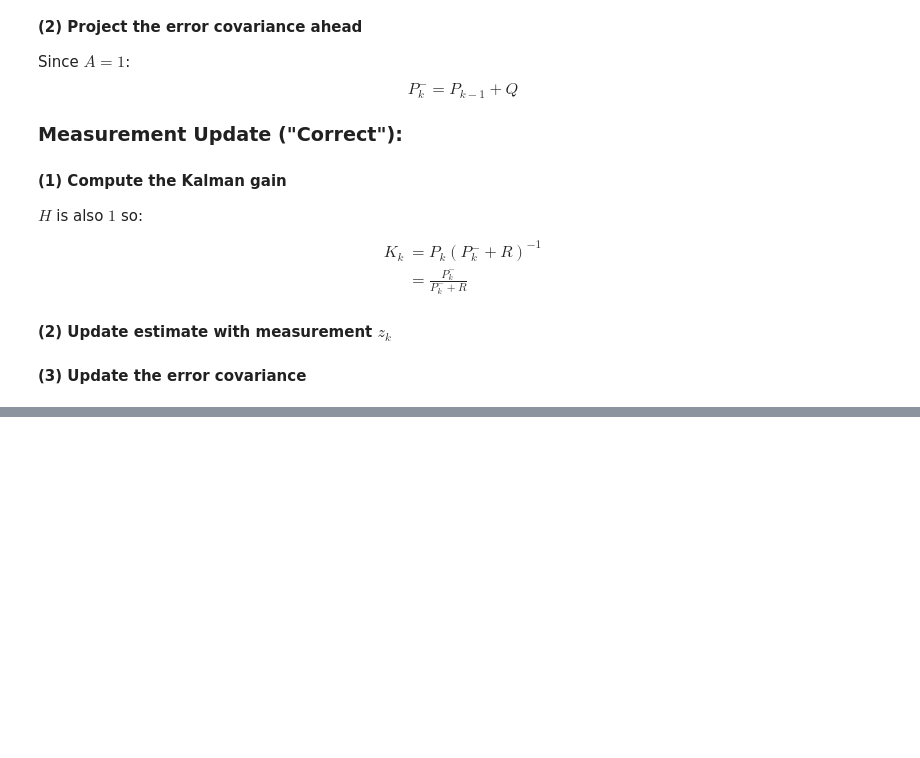
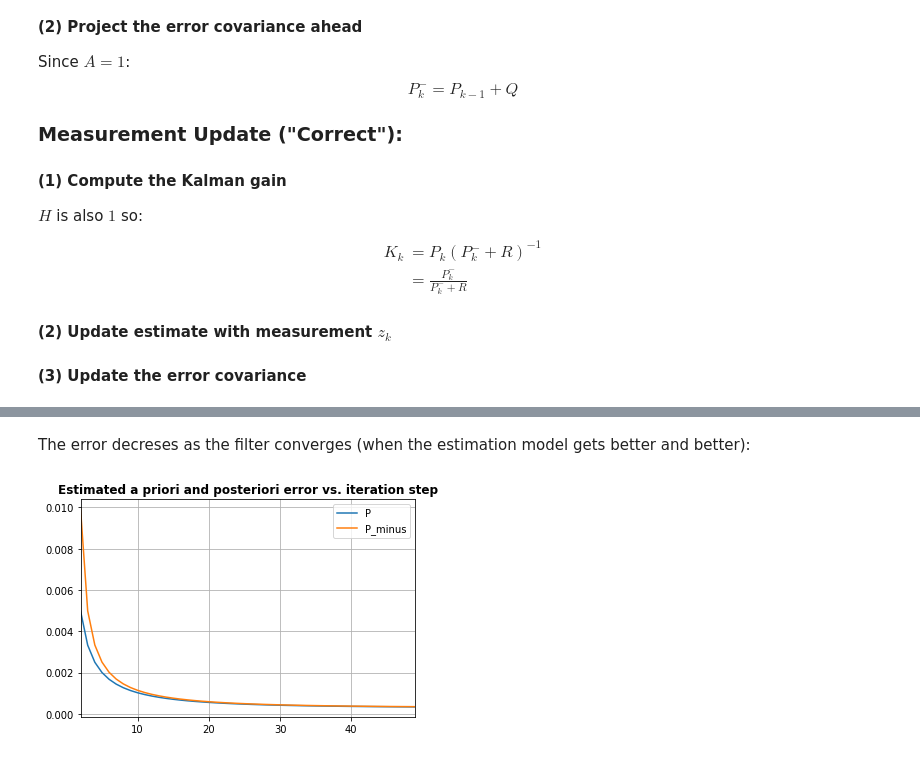
Before and after one commit to martinlarsalbert/feature_selection, a Jupyter notebook: _notebooks/2020-09-01-01_kalman_filter.ipynb, the cells around one changed output, grey strips where cells are left out. Saved outputs shown, nothing was run; the diff lists cells and outputs as text; code cells hidden in the pictures; blank space fills up the shorter version.

```diff
--- a/_notebooks/2020-09-01-01_kalman_filter.ipynb
+++ b/_notebooks/2020-09-01-01_kalman_filter.ipynb
@@ -192,0 +275,10 @@ for k in range(1,n_iter):
+# %% [markdown]
+The error decreses as the filter converges (when the estimation model gets better and better):
+# %%
+#collapse
+fig,ax=plt.subplots()
+df.iloc[1:].plot(y=['P','P_minus'], style='-', ax=ax);
+ax.set_title('Estimated a priori and posteriori error vs. iteration step', fontweight='bold')
+ax.grid(True)
+# %% [output]
+[figure, added]
```
Also changed, not shown: parts of 13 cells of this notebook.
